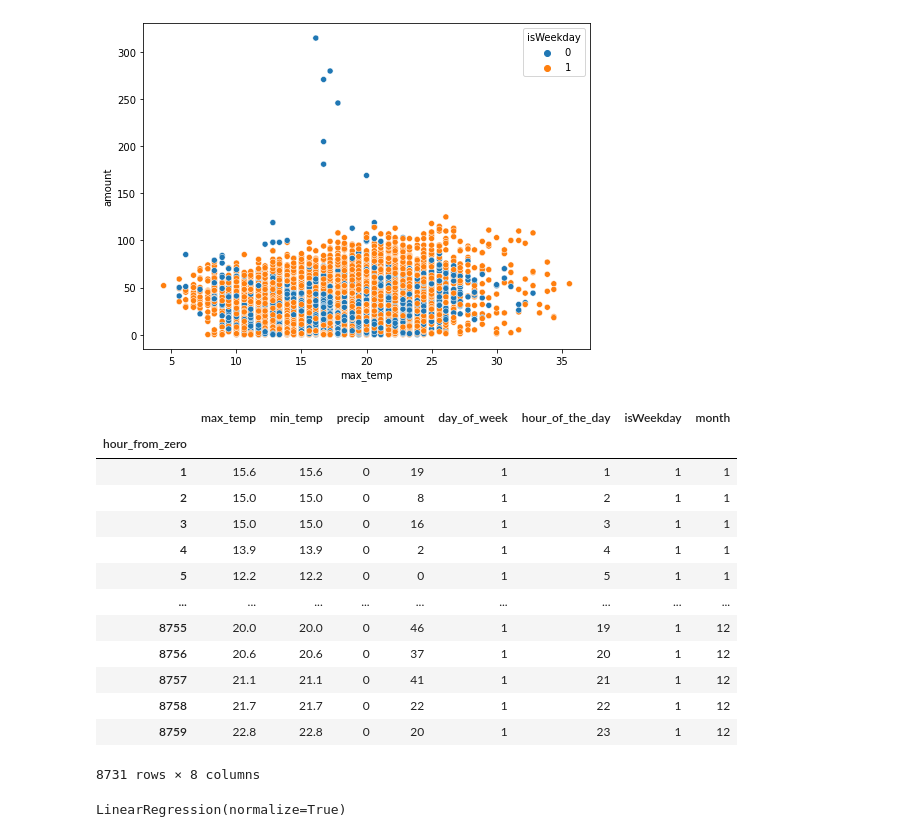
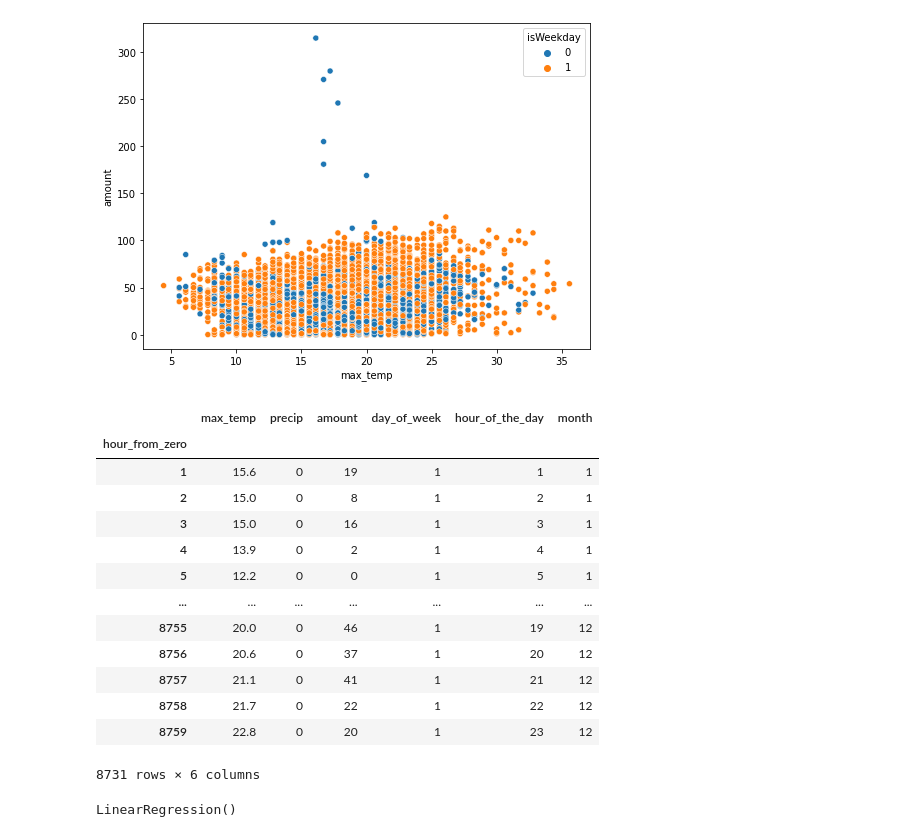
Before and after one commit to robbenB-123/SiliconValley, a Jupyter notebook: DSML_SILICONVALLEY.ipynb, the cells around one changed output. Cells and saved outputs as stored; diff of their text form; code cells hidden in the pictures.

```diff
--- a/DSML_SILICONVALLEY.ipynb
+++ b/DSML_SILICONVALLEY.ipynb
@@ -752,23 +752,26 @@ weather_demand["month"] = weather_demand["date_time"].apply(lambda x: x.month)
 #weather_demand.set_index("hour_from_zero")
 # %%
 weather_demand_final = weather_demand.drop("date_time", axis = 1)
+weather_demand_final = weather_demand_final.drop("min_temp", axis = 1)
+weather_demand_final = weather_demand_final.drop("isWeekday", axis = 1)
+
 weather_demand_final = weather_demand_final.set_index("hour_from_zero")
 weather_demand_final
 # %% [output]
-|  | max_temp | min_temp | precip | amount | day_of_week | hour_of_the_day | isWeekday | month |
-| hour_from_zero |  |  |  |  |  |  |  |  |
-| 1 | 15.6 | 15.6 | 0 | 19 | 1 | 1 | 1 | 1 |
-| 2 | 15.0 | 15.0 | 0 | 8 | 1 | 2 | 1 | 1 |
-| 3 | 15.0 | 15.0 | 0 | 16 | 1 | 3 | 1 | 1 |
-| 4 | 13.9 | 13.9 | 0 | 2 | 1 | 4 | 1 | 1 |
-| 5 | 12.2 | 12.2 | 0 | 0 | 1 | 5 | 1 | 1 |
-| ... | ... | ... | ... | ... | ... | ... | ... | ... |
-| 8755 | 20.0 | 20.0 | 0 | 46 | 1 | 19 | 1 | 12 |
-| 8756 | 20.6 | 20.6 | 0 | 37 | 1 | 20 | 1 | 12 |
-| 8757 | 21.1 | 21.1 | 0 | 41 | 1 | 21 | 1 | 12 |
-| 8758 | 21.7 | 21.7 | 0 | 22 | 1 | 22 | 1 | 12 |
-| 8759 | 22.8 | 22.8 | 0 | 20 | 1 | 23 | 1 | 12 |
+|  | max_temp | precip | amount | day_of_week | hour_of_the_day | month |
+| hour_from_zero |  |  |  |  |  |  |
+| 1 | 15.6 | 0 | 19 | 1 | 1 | 1 |
+| 2 | 15.0 | 0 | 8 | 1 | 2 | 1 |
+| 3 | 15.0 | 0 | 16 | 1 | 3 | 1 |
+| 4 | 13.9 | 0 | 2 | 1 | 4 | 1 |
+| 5 | 12.2 | 0 | 0 | 1 | 5 | 1 |
+| ... | ... | ... | ... | ... | ... | ... |
+| 8755 | 20.0 | 0 | 46 | 1 | 19 | 12 |
+| 8756 | 20.6 | 0 | 37 | 1 | 20 | 12 |
+| 8757 | 21.1 | 0 | 41 | 1 | 21 | 12 |
+| 8758 | 21.7 | 0 | 22 | 1 | 22 | 12 |
+| 8759 | 22.8 | 0 | 20 | 1 | 23 | 12 |
-8731 rows × 8 columns
+8731 rows × 6 columns
 # %%
 # feature engineering: Develop a rich set of features that you expect to be correlated with your
 # target. In this process you can draw on your domain knowledge and/or conduct additional research
@@ -778,10 +781,11 @@ X = weather_demand_final["max_temp"].values.reshape(-1,1)
 y = weather_demand_final["amount"]
 # %%
 # initialize model
-linear_model = LinearRegression(fit_intercept=True, normalize=True)
+linear_model = LinearRegression(fit_intercept=True, normalize=False)
+
 linear_model
 # %% [output]
-LinearRegression(normalize=True)
+LinearRegression()
 # %%
 # train model
 linear_model.fit(X, y)
```
Also changed, not shown: parts of 27 cells of this notebook.
